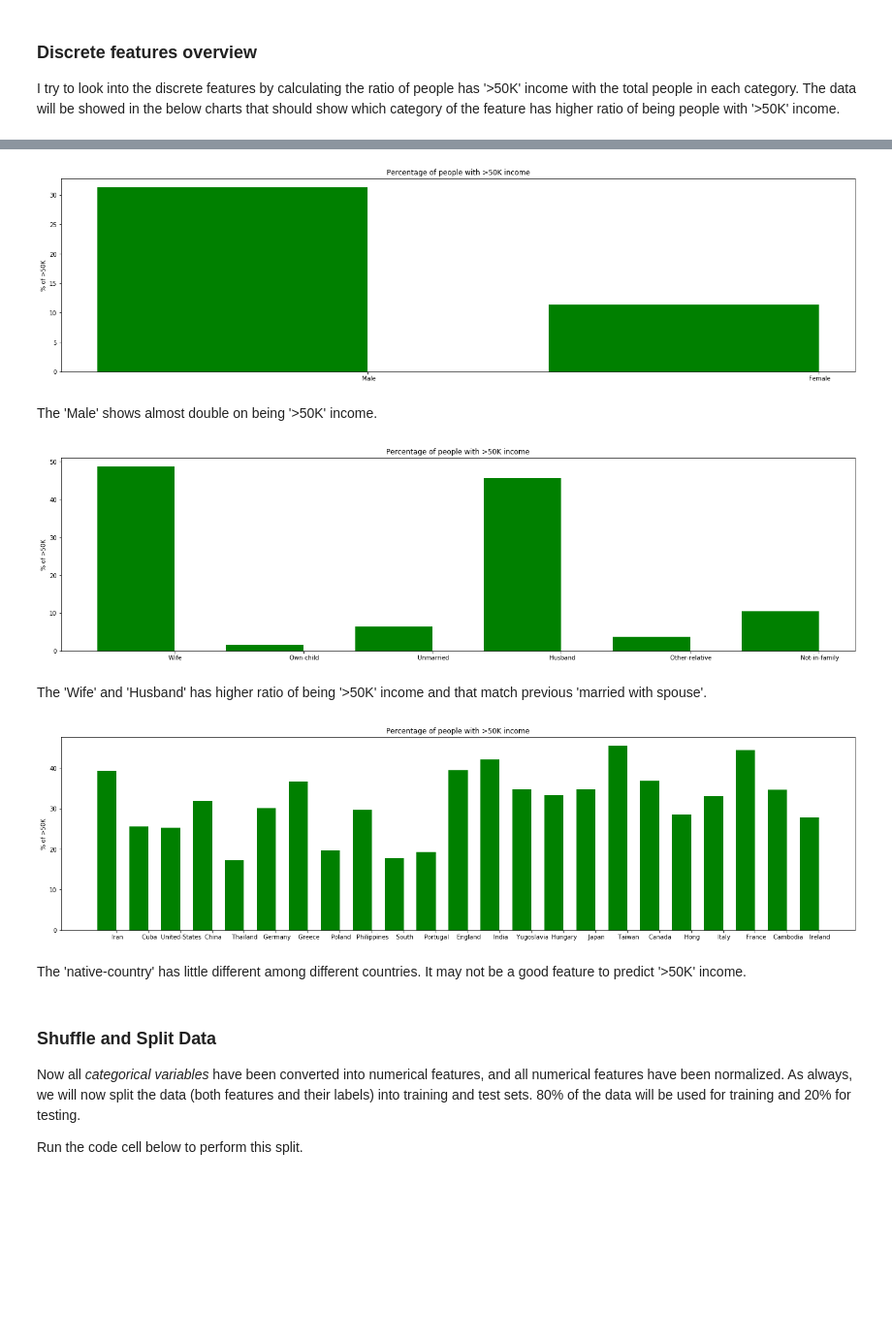
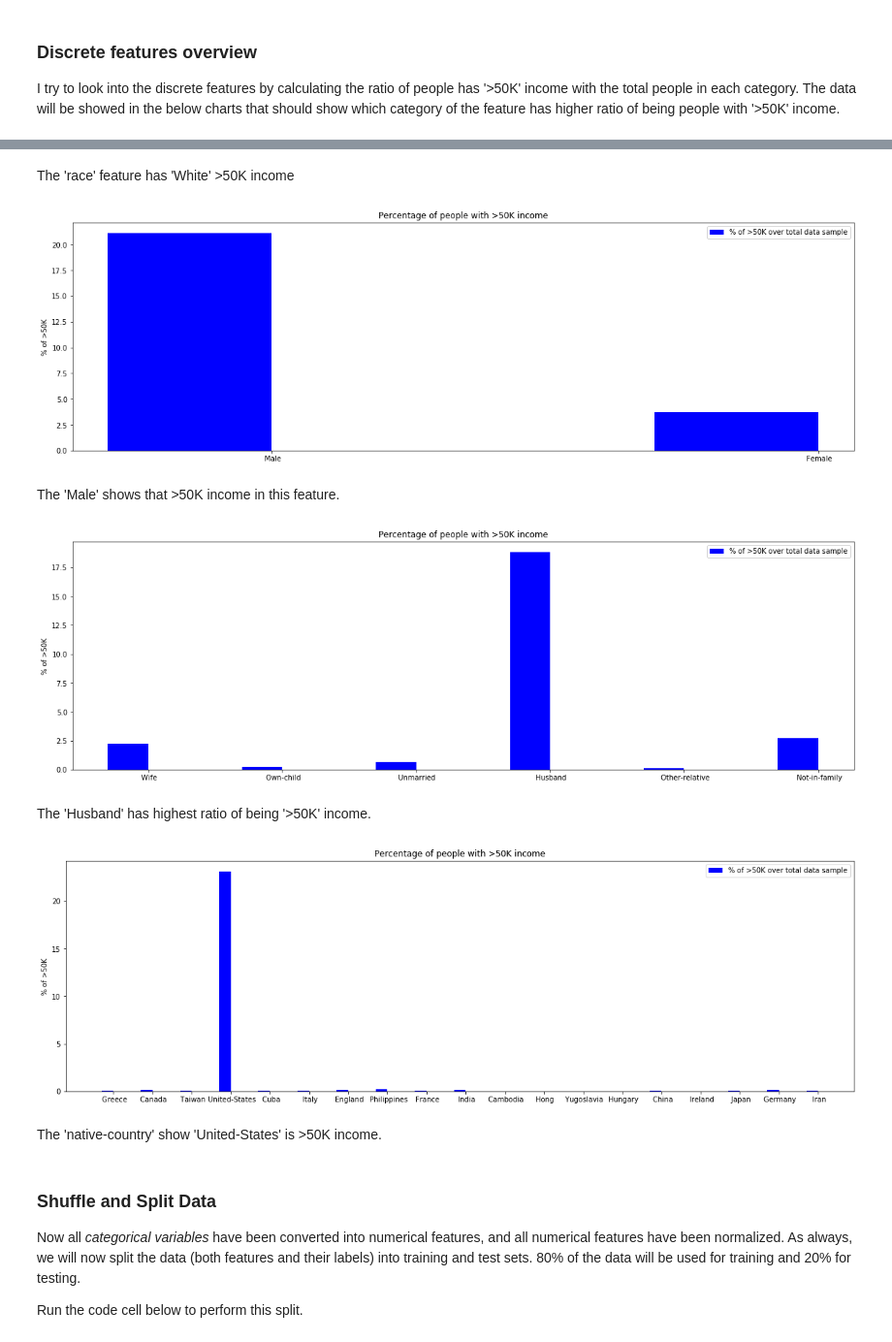
Before and after one commit to thomas-choi/finding_donors, a Jupyter notebook: finding_donors.ipynb, the cells around one changed output, grey strips where cells are left out. Shown: that part at 97% size. Saved outputs shown, nothing was run; the diff lists cells and outputs as text; code cells hidden in the pictures; blank space fills up the shorter version.

```diff
--- a/finding_donors.ipynb
+++ b/finding_donors.ipynb
@@ -204,6 +207,7 @@ I try to look into the discrete features by calculating the ratio of people has
 def show_feature(feature, incom, limit):
     pos = dict()
     all = dict()
+    total = 0
     for e, i in zip(feature, incom):
         if e in pos:
             pos[e] += i
@@ -211,23 +215,33 @@ def show_feature(feature, incom, limit):
         else:
             pos[e] = i
             all[e] = 1
+        total += 1
+
     perc = dict()
+    tperc = dict()
     for k,v in pos.items():
         prc = (float(v)/all[k])*100.0
+        tprc = (float(v)/total)*100.0
         if prc > limit:
             perc[k] = prc
+            tperc[k] = tprc
 
-    plt.figure(figsize=(24,6))
+    plt.figure(figsize=(20,6))
     X = np.arange(len(perc))
-    wid=0.6
+    wid=0.3
     ax = plt.subplot()
-    rect1 = ax.bar(X, perc.values(), color='g', width=wid)
+#     rect1 = ax.bar(X, perc.values(), color='g', width=wid)
+    rect2 = ax.bar(X, tperc.values(), color='b', width=wid)
 
     ax.set_ylabel('% of >50K')
     ax.set_xticks(X+wid/2)
     ax.set_xticklabels(perc.keys())
     ax.set_title('Percentage of people with >50K income')
+    ax.legend([rect2], ["% of >50K over total data sample"])
     plt.show()
+#     print "{} total data points for this features.".format(total)
+#     for k,v in pos.items():
+#         print "{} / {} in {}".format(v, all[k], k)
 # %%
 show_feature(features_log_minmax_transform['education_level'], income, 0.0)
 # %% [output]
@@ -261,21 +273,23 @@ The 'race' feature seems make no big difference among all.
+# %% [markdown]
+The 'race' feature has 'White' >50K income
 # %%
 show_feature(features_log_minmax_transform['sex'], income, 0)
 # %% [output]
-[figure, old version]
+[figure, new version]
 # %% [markdown]
-The 'Male' shows almost double on being '>50K' income.
+The 'Male' shows that >50K income in this feature.
 # %%
 show_feature(features_log_minmax_transform['relationship'], income, 0)
 # %% [output]
-[figure, old version]
+[figure, new version]
 # %% [markdown]
-The 'Wife' and 'Husband' has higher ratio of being '>50K' income and that match previous 'married with spouse'.
+The 'Husband' has highest ratio of being '>50K' income.
 # %%
-show_feature(features_log_minmax_transform['native-country'], income, 15)
+show_feature(features_log_minmax_transform['native-country'], income, 20)
 # %% [output]
-[figure, old version]
+[figure, new version]
-# %% [markdown]
-The 'native-country' has little different among different countries. It may not be a good feature to predict '>50K' income.
+# %% [markdown]
+The 'native-country' show 'United-States' is >50K income.
 # %% [markdown]
 ### Shuffle and Split Data
 Now all _categorical variables_ have been converted into numerical features, and all numerical features have been normalized. As always, we will now split the data (both features and their labels) into training and test sets. 80% of the data will be used for training and 20% for testing.
```
Also changed, not shown: parts of 38 cells of this notebook, 4 other files.
